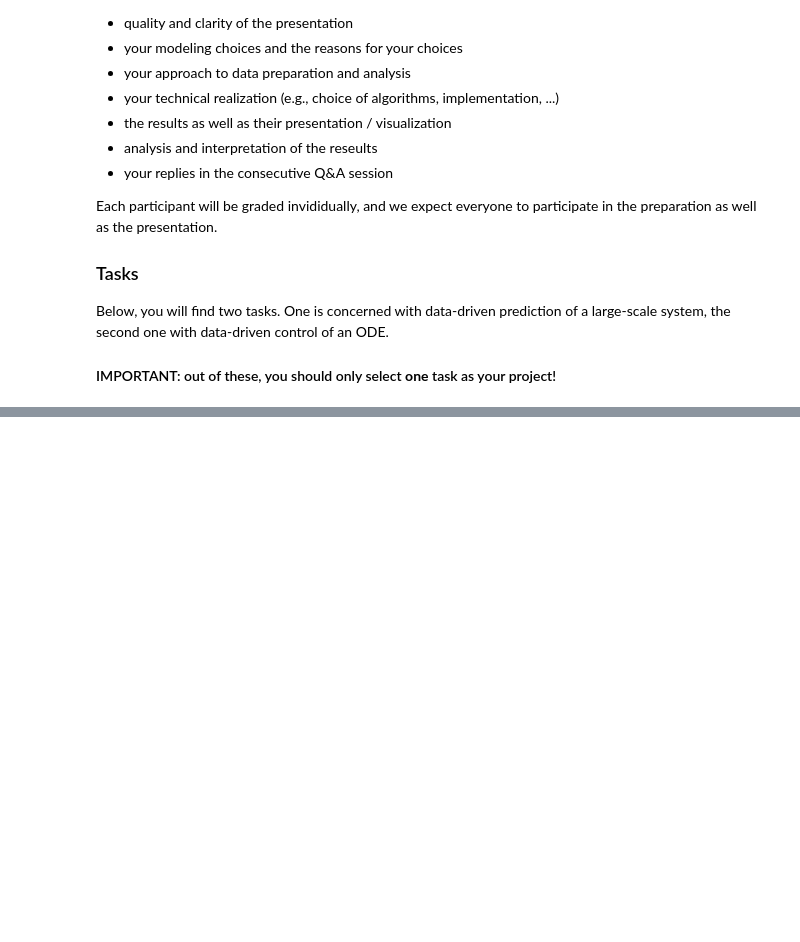
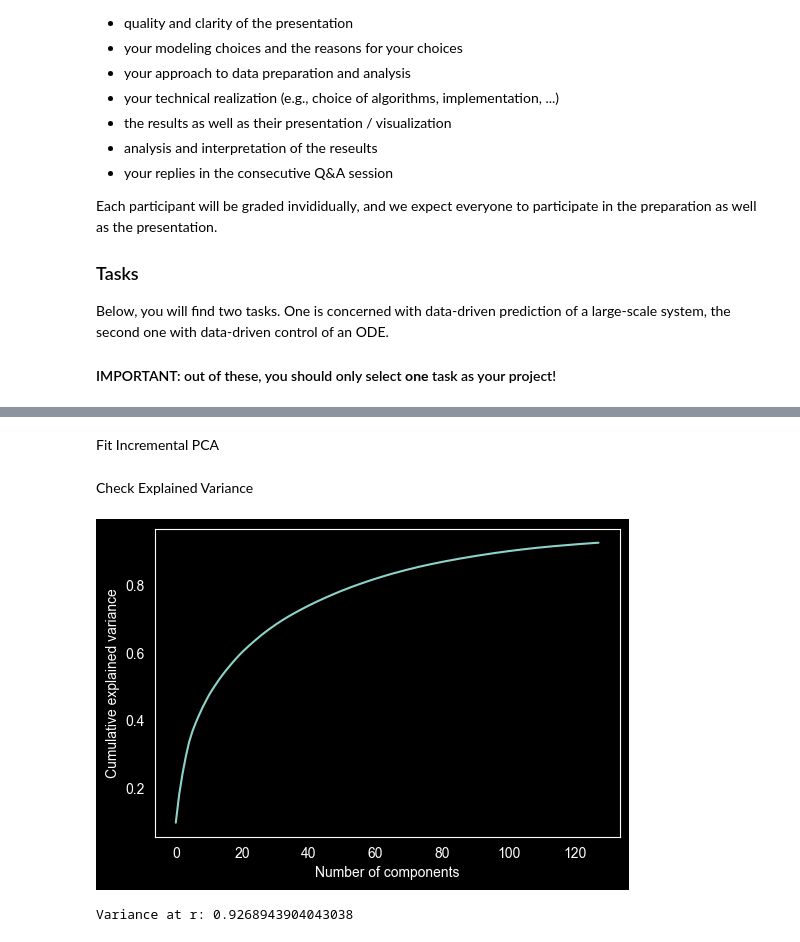
Before and after one commit to OpossumCrash/DS4DS-Final-Project, a Jupyter notebook: FinalExam.ipynb, the cells around one changed output, grey strips where cells are left out. Cells and saved outputs as stored; diff of their text form; code cells hidden in the pictures; blank space fills up the shorter version.

```diff
--- a/FinalExam.ipynb
+++ b/FinalExam.ipynb
@@ -258,0 +137,50 @@ def controller(state):
+# %% [markdown]
+Fit Incremental PCA
+# %%
+from sklearn.decomposition import IncrementalPCA
+
+r = 128
+batch_size = 256
+
+ipca = IncrementalPCA(n_components=r)
+
+def fit_pca_on_training(train_zip_paths):
+    batch = []
+    for zip_path in train_zip_paths:
+        for snapshot in stream_snapshots_from_zip(zip_path):
+            batch.append(snapshot)
+            if len(batch) == batch_size:
+                ipca.partial_fit(np.stack(batch))
+                batch = []
+    if batch:
+        ipca.partial_fit(np.stack(batch))
+
+    return ipca
+# %%
+train_zips = [
+    "/Users/user/Downloads/train_0_7.zip",
+    "/Users/user/Downloads/train_8_11.zip",
+    "/Users/user/Downloads/train_12_13.zip",
+    "/Users/user/Downloads/train_14_15.zip"
+]
+
+ipca = fit_pca_on_training(train_zips)
+# %% [markdown]
+Check Explained Variance
+# %%
+import numpy as np
+import matplotlib.pyplot as plt
+
+cum_var = np.cumsum(ipca.explained_variance_ratio_)
+
+plt.figure(figsize=(6,4))
+plt.plot(cum_var)
+plt.xlabel("Number of components")
+plt.ylabel("Cumulative explained variance")
+plt.grid()
+plt.show()
+
+print("Variance at r:", cum_var[-1])
+# %% [output]
+[figure, added]
+Variance at r: 0.9268943904043038
```
Also changed, not shown: parts of 30 cells of this notebook.
